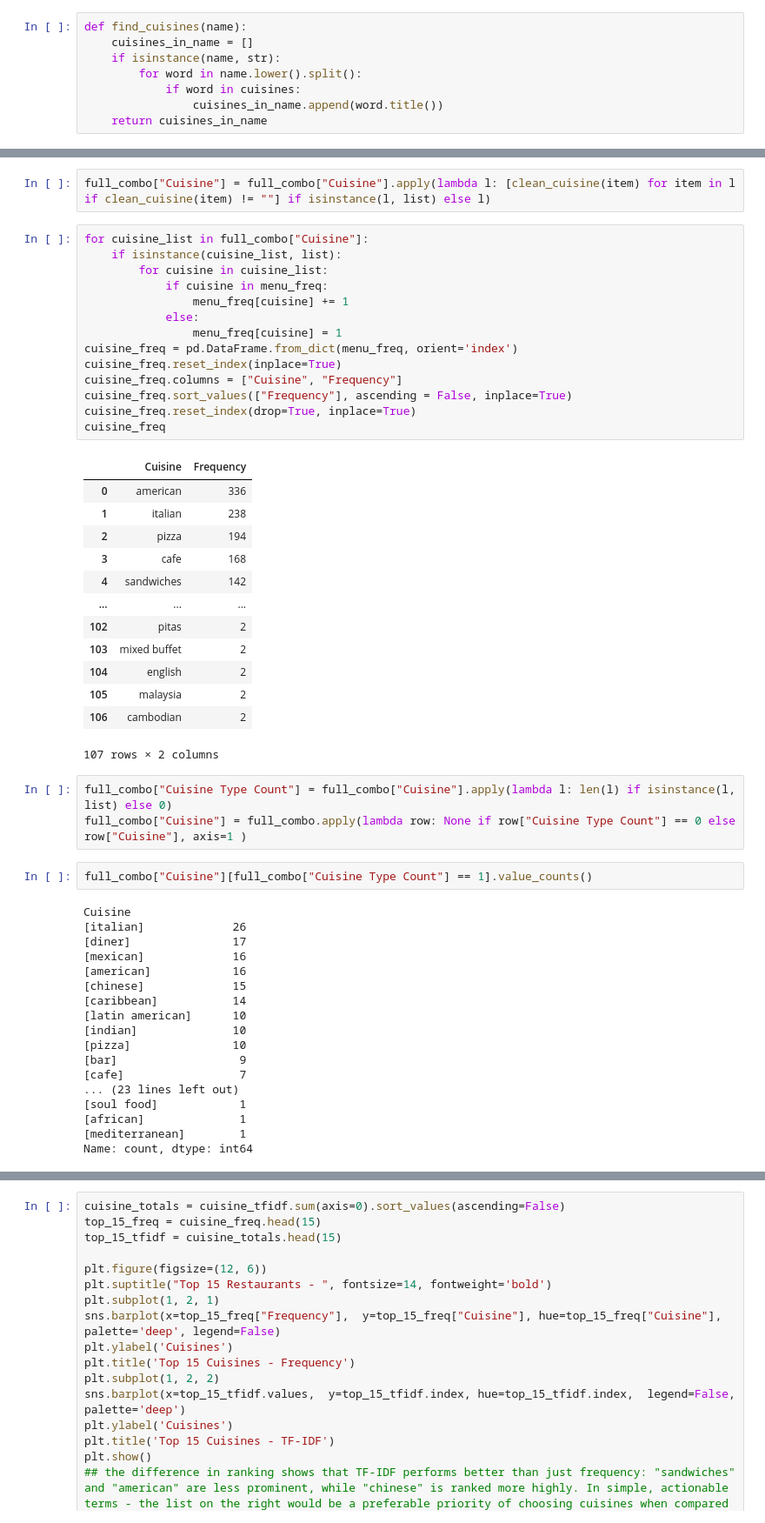
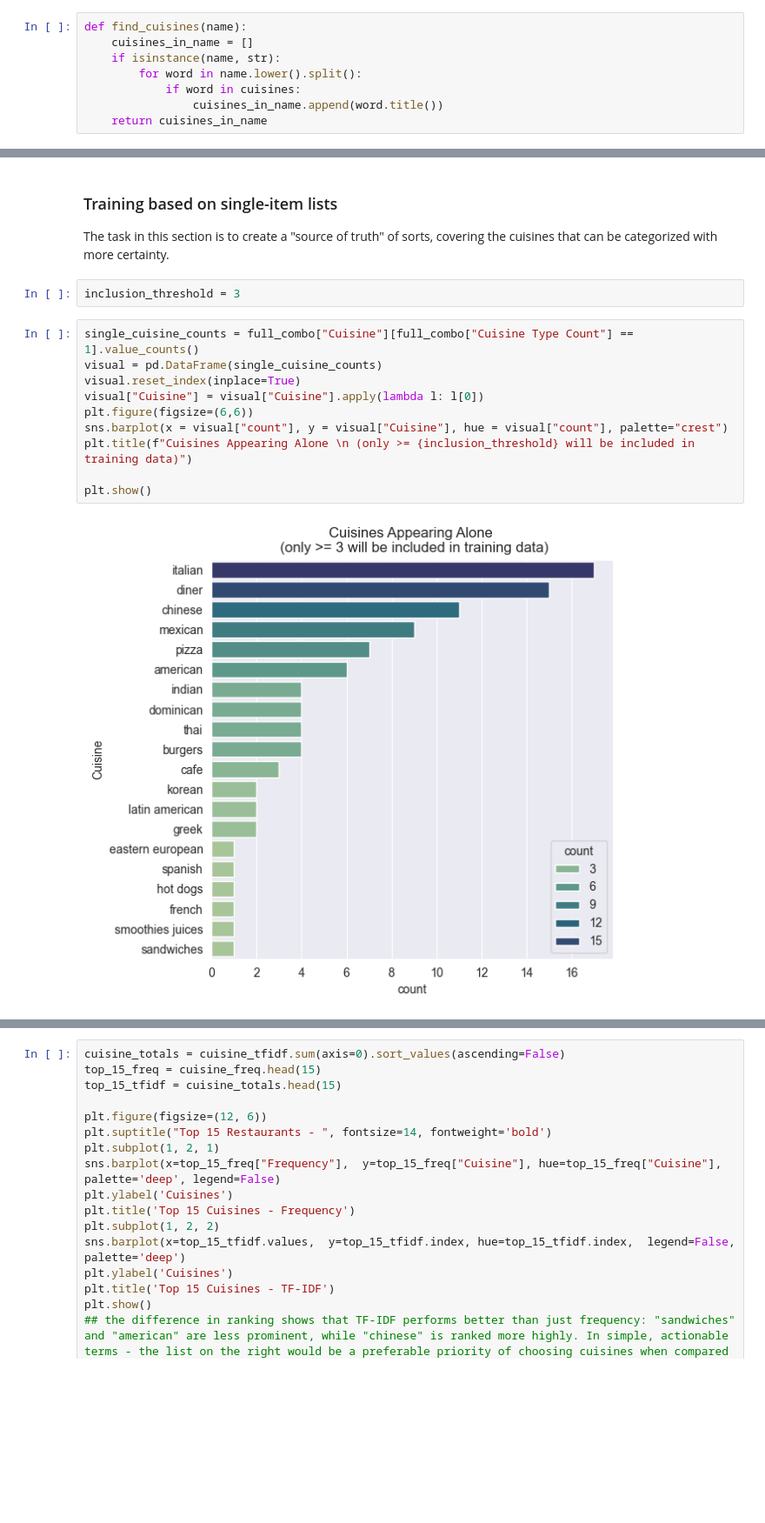
Before and after one commit to PrinCons/RestRecs, a Jupyter notebook: models/research/cuisine_exploration.ipynb, the cells around one changed output, grey strips where cells are left out. Shown at 87% size. Saved outputs shown, nothing was run; the diff lists cells and outputs as text; blank space fills up the shorter version.

```diff
--- a/models/research/cuisine_exploration.ipynb
+++ b/models/research/cuisine_exploration.ipynb
@@ -125,53 +200,18 @@ def clean_cuisine(s):
-# %%
-full_combo["Cuisine"] = full_combo["Cuisine"].apply(lambda l: [clean_cuisine(item) for item in l if clean_cuisine(item) != ""] if isinstance(l, list) else l)
-# %%
-for cuisine_list in full_combo["Cuisine"]:
-    if isinstance(cuisine_list, list):
-        for cuisine in cuisine_list:
-            if cuisine in menu_freq:
-                menu_freq[cuisine] += 1
-            else:
-                menu_freq[cuisine] = 1
-cuisine_freq = pd.DataFrame.from_dict(menu_freq, orient='index')
-cuisine_freq.reset_index(inplace=True)
-cuisine_freq.columns = ["Cuisine", "Frequency"]
-cuisine_freq.sort_values(["Frequency"], ascending = False, inplace=True)
-cuisine_freq.reset_index(drop=True, inplace=True)
-cuisine_freq
-# %% [output]
-|  | Cuisine | Frequency |
-| 0 | american | 336 |
-| 1 | italian | 238 |
-| 2 | pizza | 194 |
-| 3 | cafe | 168 |
-| 4 | sandwiches | 142 |
-| ... | ... | ... |
-| 102 | pitas | 2 |
-| 103 | mixed buffet | 2 |
-| 104 | english | 2 |
-| 105 | malaysia | 2 |
-| 106 | cambodian | 2 |
-107 rows × 2 columns
-# %%
-full_combo["Cuisine Type Count"] = full_combo["Cuisine"].apply(lambda l: len(l) if isinstance(l, list) else 0)
-full_combo["Cuisine"] = full_combo.apply(lambda row: None if row["Cuisine Type Count"] == 0 else row["Cuisine"], axis=1 )
+# %% [markdown]
+### Training based on single-item lists
+
+The task in this section is to create a "source of truth" of sorts, covering the cuisines that can be categorized with more certainty.
+# %%
+inclusion_threshold = 3
 # %%
-full_combo["Cuisine"][full_combo["Cuisine Type Count"] == 1].value_counts()
+single_cuisine_counts = full_combo["Cuisine"][full_combo["Cuisine Type Count"] == 1].value_counts()
+visual = pd.DataFrame(single_cuisine_counts)
+visual.reset_index(inplace=True)
+visual["Cuisine"] = visual["Cuisine"].apply(lambda l: l[0])
+plt.figure(figsize=(6,6))
+sns.barplot(x = visual["count"], y = visual["Cuisine"], hue = visual["count"], palette="crest")
+plt.title(f"Cuisines Appearing Alone \n (only >= {inclusion_threshold} will be included in training data)")
+
+plt.show()
 # %% [output]
-Cuisine
-[italian]             26
-[diner]               17
-[mexican]             16
-[american]            16
-[chinese]             15
-[caribbean]           14
-[latin american]      10
-[indian]              10
-[pizza]               10
-[bar]                  9
-[cafe]                 7
-... (23 lines left out)
-[soul food]            1
-[african]              1
-[mediterranean]        1
-Name: count, dtype: int64
+[figure, added]
```
Also changed, not shown: parts of 35 cells of this notebook.
